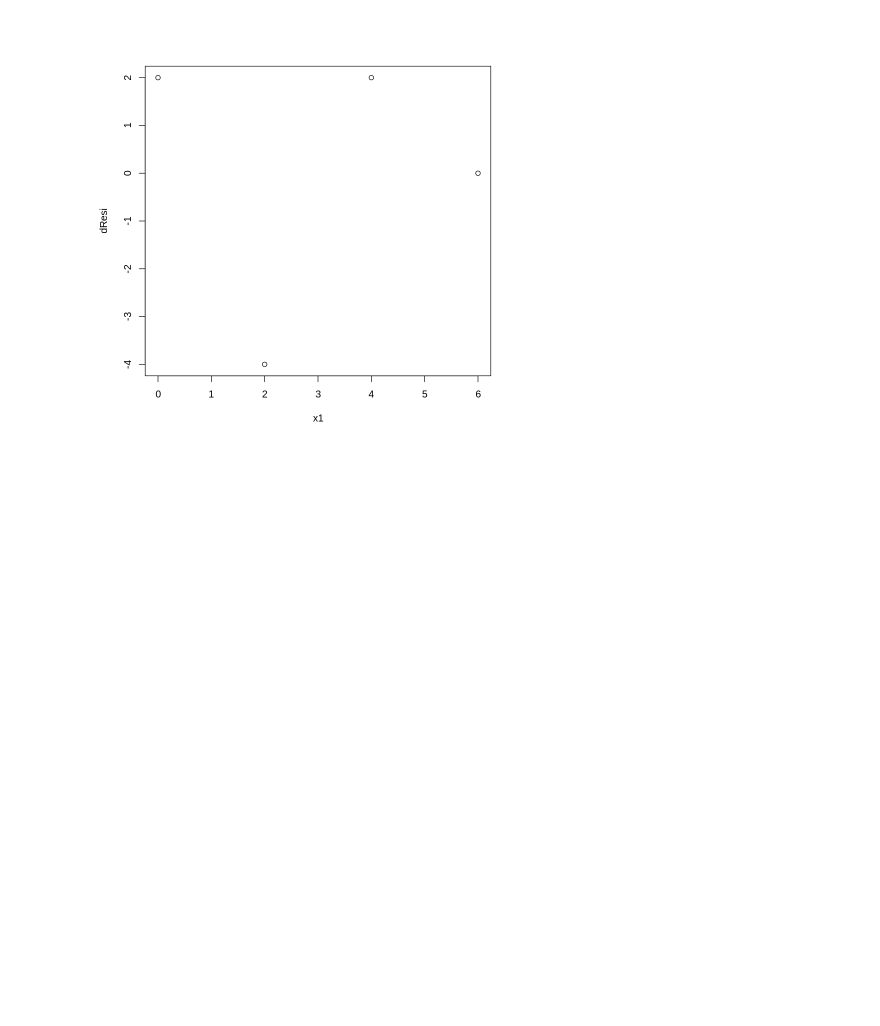
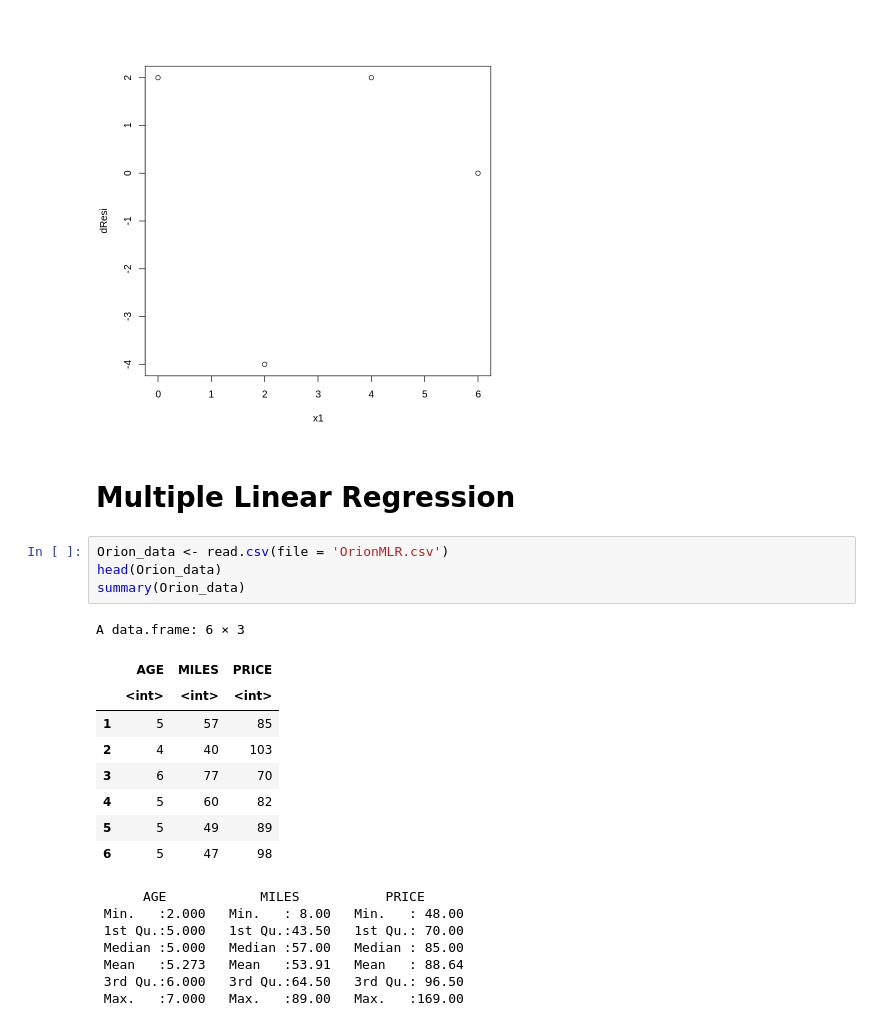
Before and after one commit to VindaShinde/R-Projects, a Jupyter notebook: Stats_Practice_.ipynb, the cells around one changed output. Cells and saved outputs as stored; diff of their text form; blank space fills up the shorter version.

```diff
--- a/Stats_Practice_.ipynb
+++ b/Stats_Practice_.ipynb
@@ -325,3 +325,26 @@ qqline(dResi)
 plot(x1,dResi) #Residual plot
 # %% [output]
 [figure]
+# %% [markdown]
+# Multiple Linear Regression
+# %%
+Orion_data <- read.csv(file = 'OrionMLR.csv')
+head(Orion_data)
+summary(Orion_data)
+# %% [output]
+A data.frame: 6 × 3
+|  | AGE | MILES | PRICE |
+|  | <int> | <int> | <int> |
+| 1 | 5 | 57 | 85 |
+| 2 | 4 | 40 | 103 |
+| 3 | 6 | 77 | 70 |
+| 4 | 5 | 60 | 82 |
+| 5 | 5 | 49 | 89 |
+| 6 | 5 | 47 | 98 |
+      AGE            MILES           PRICE
+ Min.   :2.000   Min.   : 8.00   Min.   : 48.00
+ 1st Qu.:5.000   1st Qu.:43.50   1st Qu.: 70.00
+ Median :5.000   Median :57.00   Median : 85.00
+ Mean   :5.273   Mean   :53.91   Mean   : 88.64
+ 3rd Qu.:6.000   3rd Qu.:64.50   3rd Qu.: 96.50
+ Max.   :7.000   Max.   :89.00   Max.   :169.00
```
Also changed, not shown: parts of 5 cells of this notebook.
